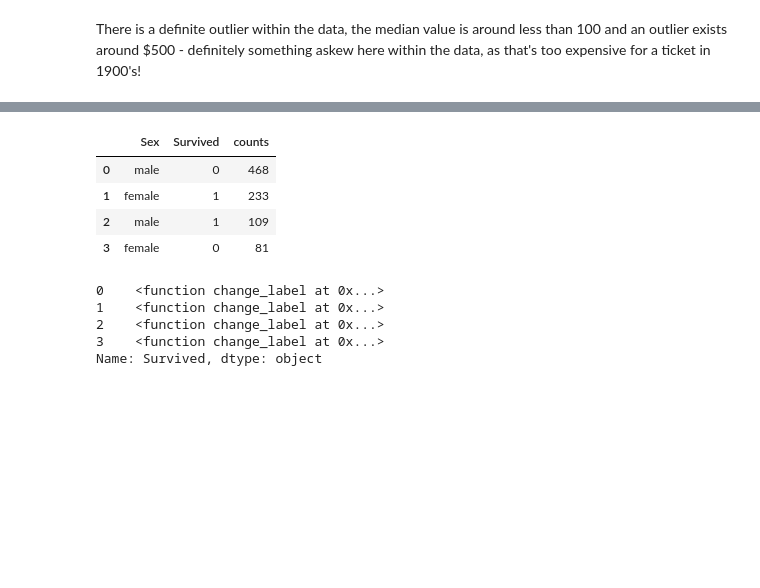
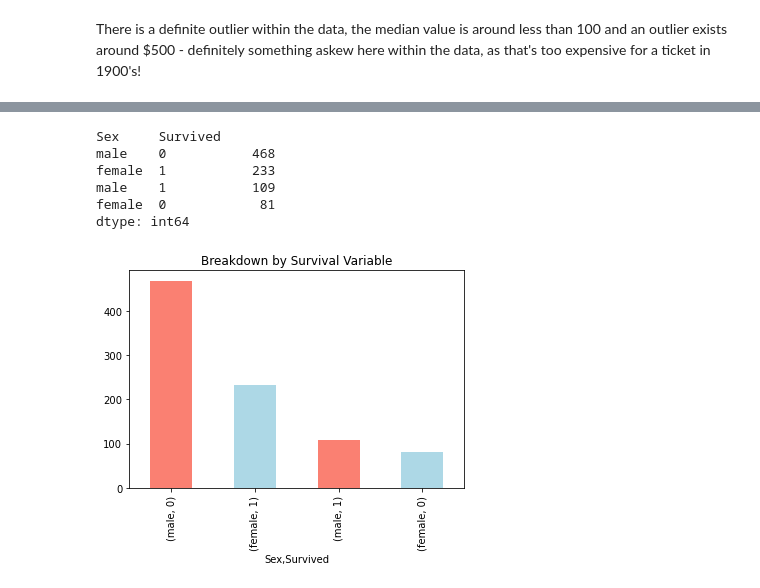
Before and after one commit to af2022/titanic_classifier_project, a Jupyter notebook: Notebooks/1_Exploratory_Data_Analysis.ipynb, the cells around one changed output, grey strips where cells are left out. Drawn from its saved outputs; the diff is of its cells as text; code cells hidden in the pictures; blank space fills up the shorter version.

Commit message:
plot for the different spreads for the outcome variable

```diff
--- a/Notebooks/1_Exploratory_Data_Analysis.ipynb
+++ b/Notebooks/1_Exploratory_Data_Analysis.ipynb
@@ -251,12 +251,12 @@ training_df.head()
 # %%
 
 sex_survived = training_df[['Sex', 'Survived']].value_counts()
-sex_survived= sex_survived.rename_axis(['Sex','Survived']).reset_index(name='counts')
 # %%
 sex_survived
 # %% [output]
-|  | Sex | Survived | counts |
-| 0 | male | 0 | 468 |
-| 1 | female | 1 | 233 |
-| 2 | male | 1 | 109 |
-| 3 | female | 0 | 81 |
+Sex     Survived
+male    0           468
+female  1           233
+male    1           109
+female  0            81
+dtype: int64
@@ -267,10 +263,5 @@ def change_label (col_name):
-# %%
-sex_survived = sex_survived['Survived'].apply(lambda x: change_label)
-# %%
-sex_survived
-# %% [output]
-0    <function change_label at 0x...>
-1    <function change_label at 0x...>
-2    <function change_label at 0x...>
-3    <function change_label at 0x...>
-Name: Survived, dtype: object
+# %%
+sex_survived.plot(kind = "bar", color = ["salmon", "lightblue"])
+plt.title('Breakdown by Survival Variable');
+# %% [output]
+[figure, added]
```
Also changed, not shown: parts of 2 cells of this notebook.
